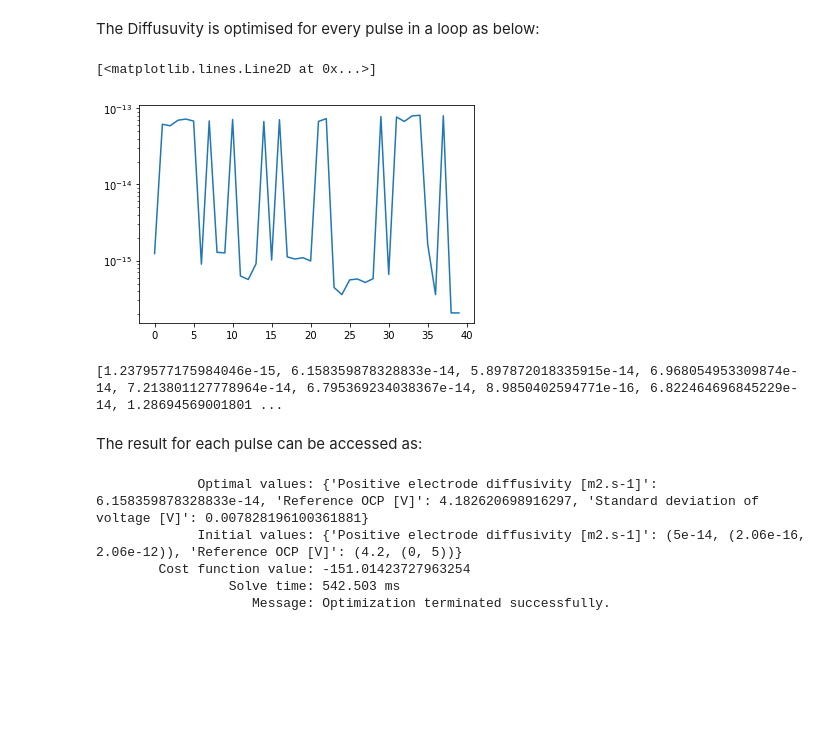
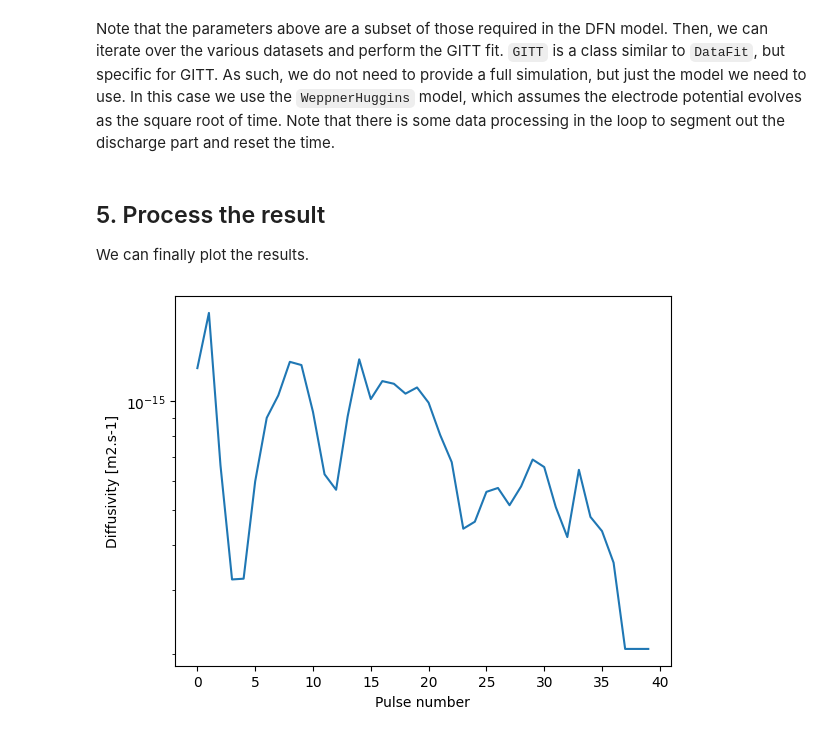
Before and after one commit to paramm-team/pybamm-param, a Jupyter notebook: examples/notebooks/GITT_loop.ipynb, the cells around one changed output. Cells and saved outputs as stored; diff of their text form; code cells hidden in the pictures; blank space fills up the shorter version.

Commit message:
add detail to the GITT loop example

```diff
--- a/examples/notebooks/GITT_loop.ipynb
+++ b/examples/notebooks/GITT_loop.ipynb
@@ -134,3 +147,3 @@ ocp_balance_cathode = pbparam.OCPBalance(
 # %%
-# OCP balance optimiser is defined.
 optimiser = pbparam.ScipyMinimize(method="Nelder-Mead")
+result_OCP = optimiser.optimise(ocp_balance_cathode)
@@ -154,3 +166,2 @@ result_cathode.plot();
 # %%
-# For BasicGITT, we need derivatives of each pulse which can be calculated as:
-grad = np.gradient(first_values,charge_val) * result_cathode.result_dict['Stretch']
+dUdx = np.gradient(first_values,charge_val) * result_OCP.result_dict['Stretch']
@@ -179,7 +179,7 @@ Next, parameter dictionary needs to be defined with all of the required paramete
 # %%
 param_dict=pybamm.ParameterValues({
         "Reference OCP [V]": first_values[0],
-        "Derivative of the OCP wrt stoichiometry [V]": grad[0],
+        "Derivative of the OCP wrt stoichiometry [V]": dUdx[0],
         "Current function [A]": 1.15e-3,
         "Number of electrodes connected in parallel to make a cell": 1.0,
         "Electrode width [m]": np.pi * (1.8e-2) ** 2 / 4,   # effective area for a coin cell with 18 mm diameter
@@ -196,12 +196,14 @@ param_dict=pybamm.ParameterValues({
         'Negative particle radius [m]': 1e-05,
     })
 # %% [markdown]
-The Diffusuvity is optimised for every pulse in a loop as below:
+Note that the parameters above are a subset of those required in the DFN model. Then, we can iterate over the various datasets and perform the GITT fit. `GITT` is a class similar to `DataFit`, but specific for GITT. As such, we do not need to provide a full simulation, but just the model we need to use. In this case we use the `WeppnerHuggins` model, which assumes the electrode potential evolves as the square root of time. Note that there is some data processing in the loop to segment out the discharge part and reset the time.
 # %%
-i = 0
 results = []
 diffusions = []
-for name, df in dfs.items():
+
+optimiser = pbparam.ScipyMinimize(method="Nelder-Mead")
+
+for (name, df), dUdx_i in zip(dfs.items(), dUdx):
     # We are doing this for positive electrode potential
     # but it needs to be converted to 'Voltage [V]'
     pulse_data = df.filter(items=['Time [s]', 'Positive electrode potential [V]'])
@@ -216,41 +218,31 @@ for name, df in dfs.items():
     #Parameter dictionary updated for every pulse
     param_dict.update({
         "Reference OCP [V]": pulse_data['Voltage [V]'].iloc[0],
-        "Derivative of the OCP wrt stoichiometry [V]": grad[i],
+        "Derivative of the OCP wrt stoichiometry [V]": dUdx_i,
     })
 
     # Optimisation problem is defined here.
-    opt = pbparam.GITT(param_dict=param_dict,gitt_model=model, data=pulse_data, cost_function=pbparam.MLE())
+    opt = pbparam.GITT(
+        param_dict=param_dict,
+        gitt_model=pbparam.WeppnerHuggins(),
+        data=pulse_data,
+        cost_function=pbparam.RMSE()
+    )
 
-    #Optimisation is done in step and saved in result.
+    # Optimisation is done in step and saved in result.
     result = optimiser.optimise(opt)
 
-    # Diffisuion coefficient is the first one in the result.
+    # The diffusion coefficient is the first parameter in the result.
     diffusions.append(result.x[0])
 
-    # They can be plotted using:
-    #
-    # result.plot()
-
-    # All of the results are stored.
+    # Store the result
     results.append(result)
-    i +=1
+# %% [markdown]
+## 5. Process the result
+We can finally plot the results.
 # %%
 plt.semilogy(diffusions)
+plt.xlabel("Pulse number");
+plt.ylabel("Diffusivity [m2.s-1]");
 # %% [output]
-[<matplotlib.lines.Line2D at 0x...>]
-[figure, old version]
+[figure, new version]
-# %%
-print(diffusions)
-# %% [output]
-[1.2379577175984046e-15, 6.158359878328833e-14, 5.897872018335915e-14, 6.968054953309874e-14, 7.213801127778964e-14, 6.795369234038367e-14, 8.9850402594771e-16, 6.822464696845229e-14, 1.28694569001801 ...
-# %% [markdown]
-The result for each pulse can be accessed as:
-# %%
-print(results[1])
-# %% [output]
-             Optimal values: {'Positive electrode diffusivity [m2.s-1]': 6.158359878328833e-14, 'Reference OCP [V]': 4.182620698916297, 'Standard deviation of voltage [V]': 0.007828196100361881}
-             Initial values: {'Positive electrode diffusivity [m2.s-1]': (5e-14, (2.06e-16, 2.06e-12)), 'Reference OCP [V]': (4.2, (0, 5))}
-        Cost function value: -151.01423727963254
-                 Solve time: 542.503 ms
-                    Message: Optimization terminated successfully.
```
Also changed, not shown: parts of 33 cells of this notebook.
